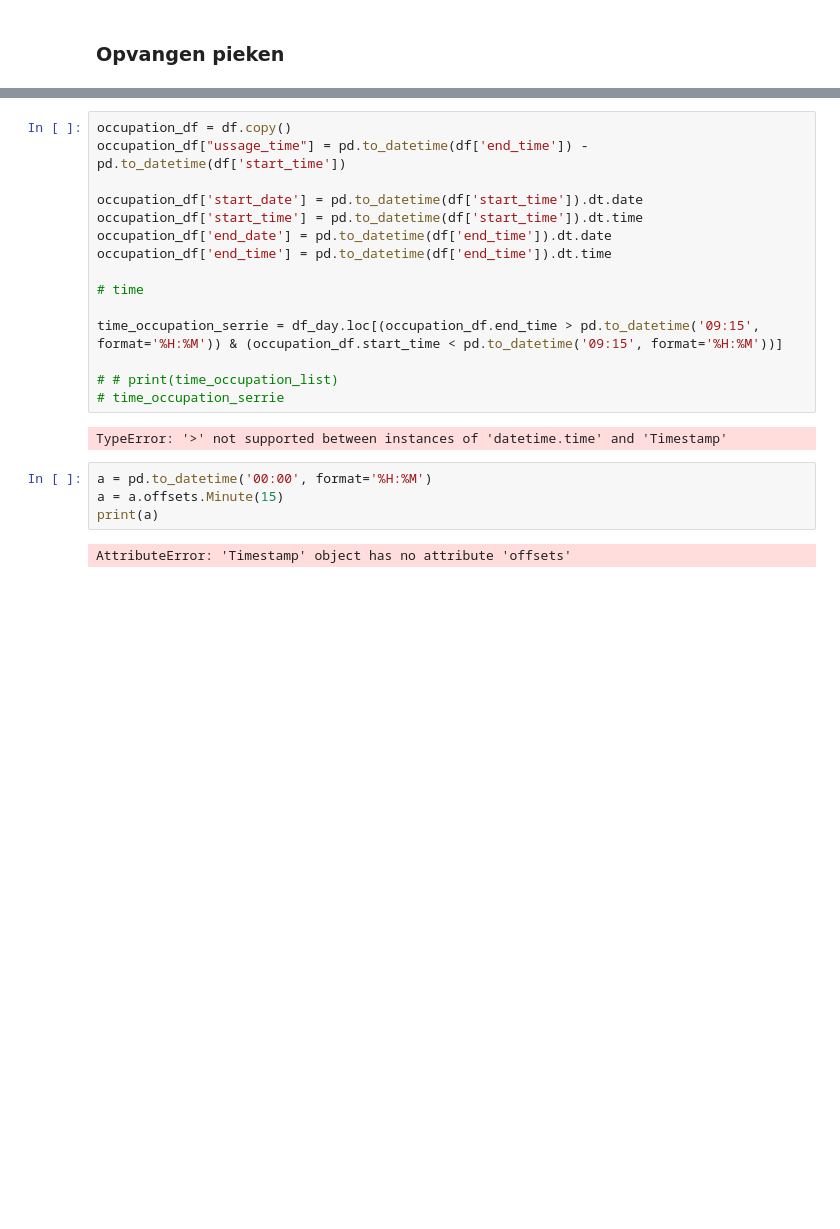
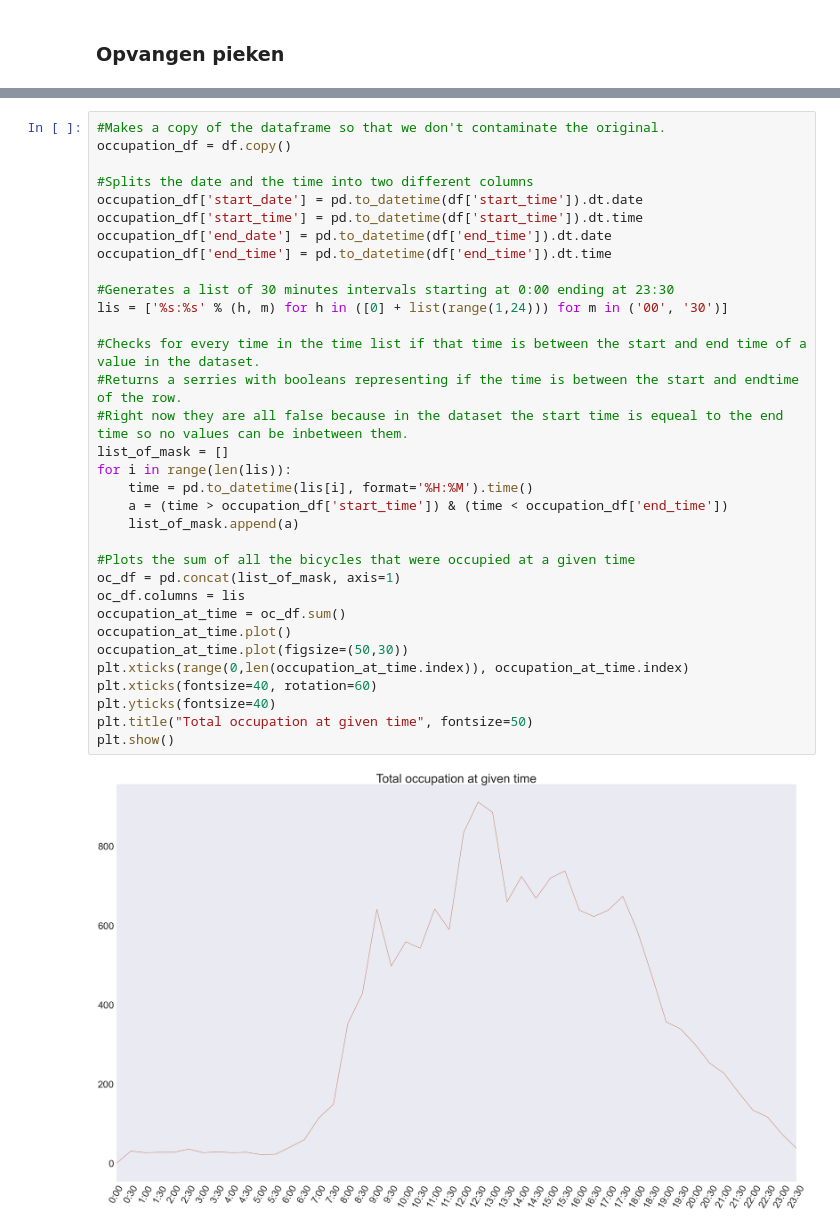
Before and after one commit to LucasVanWijk/Distributed-Processing-1, a Jupyter notebook: assignment_1/extended_analysis.ipynb, the cells around one changed output, grey strips where cells are left out. Drawn from its saved outputs; the diff is of its cells as text; blank space fills up the shorter version.

Commit message:
Added how to deal with ussage spike's

```diff
--- a/assignment_1/extended_analysis.ipynb
+++ b/assignment_1/extended_analysis.ipynb
@@ -482,24 +484,36 @@ mplleaflet.display(fig=fig)
 Als wij willen weten met hoeveel fietsen flickbike minimaal kan werken dan moeten we natuurlijk weten wanneer elke fiets in gebruik is.
-# %%
-occupation_df = df.copy()
-occupation_df["ussage_time"] = pd.to_datetime(df['end_time']) - pd.to_datetime(df['start_time'])
-
-occupation_df['start_date'] = pd.to_datetime(df['start_time']).dt.date
-occupation_df['start_time'] = pd.to_datetime(df['start_time']).dt.time
-occupation_df['end_date'] = pd.to_datetime(df['end_time']).dt.date
-occupation_df['end_time'] = pd.to_datetime(df['end_time']).dt.time
-
-# time
-
-time_occupation_serrie = df_day.loc[(occupation_df.end_time > pd.to_datetime('09:15', format='%H:%M')) & (occupation_df.start_time < pd.to_datetime('09:15', format='%H:%M'))]
-
-# # print(time_occupation_list)
-# time_occupation_serrie
-# %% [output]
-TypeError: '>' not supported between instances of 'datetime.time' and 'Timestamp'
-# %%
-a = pd.to_datetime('00:00', format='%H:%M')
-a = a.offsets.Minute(15)
-print(a)
-# %% [output]
-AttributeError: 'Timestamp' object has no attribute 'offsets'
+# %%
+#Makes a copy of the dataframe so that we don't contaminate the original.
+occupation_df = df.copy()
+
+#Splits the date and the time into two different columns
+occupation_df['start_date'] = pd.to_datetime(df['start_time']).dt.date
+occupation_df['start_time'] = pd.to_datetime(df['start_time']).dt.time
+occupation_df['end_date'] = pd.to_datetime(df['end_time']).dt.date
+occupation_df['end_time'] = pd.to_datetime(df['end_time']).dt.time
+
+#Generates a list of 30 minutes intervals starting at 0:00 ending at 23:30
+lis = ['%s:%s' % (h, m) for h in ([0] + list(range(1,24))) for m in ('00', '30')]
+
+#Checks for every time in the time list if that time is between the start and end time of a value in the dataset.
+#Returns a serries with booleans representing if the time is between the start and endtime of the row.
+#Right now they are all false because in the dataset the start time is equeal to the end time so no values can be inbetween them.
+list_of_mask = []
+for i in range(len(lis)):
+    time = pd.to_datetime(lis[i], format='%H:%M').time()
+    a = (time > occupation_df['start_time']) & (time < occupation_df['end_time'])
+    list_of_mask.append(a)
+
+#Plots the sum of all the bicycles that were occupied at a given time
+oc_df = pd.concat(list_of_mask, axis=1)
+oc_df.columns = lis
+occupation_at_time = oc_df.sum()
+occupation_at_time.plot()
+occupation_at_time.plot(figsize=(50,30))
+plt.xticks(range(0,len(occupation_at_time.index)), occupation_at_time.index)
+plt.xticks(fontsize=40, rotation=60)
+plt.yticks(fontsize=40)
+plt.title("Total occupation at given time", fontsize=50)
+plt.show()
+# %% [output]
+[figure, added]
```
Also changed, not shown: parts of 9 cells of this notebook.
